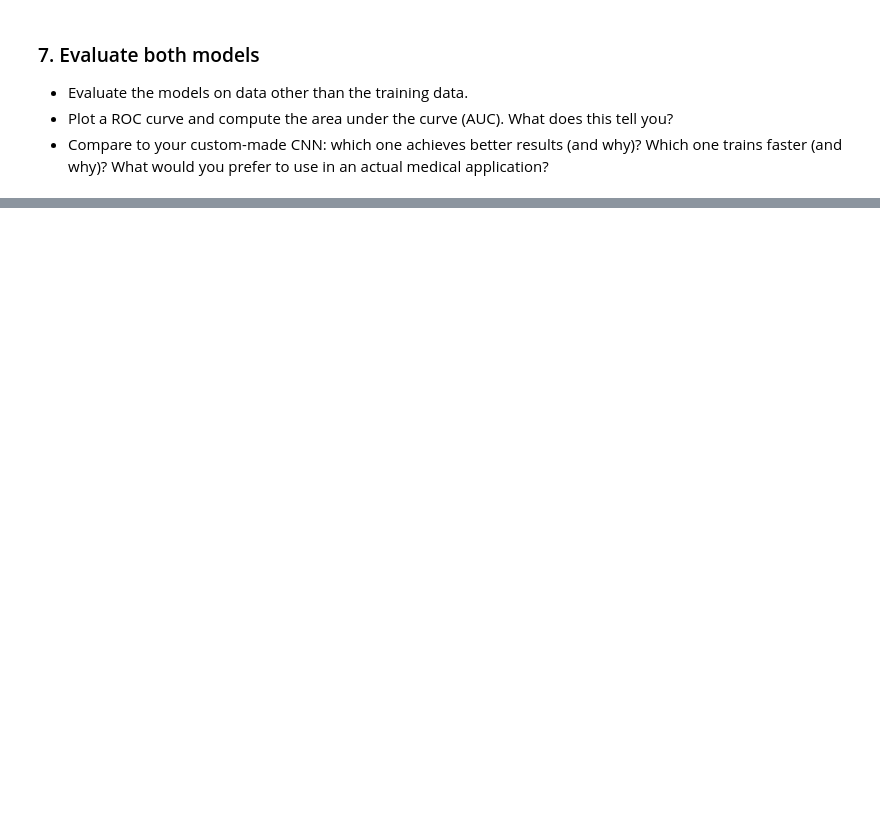
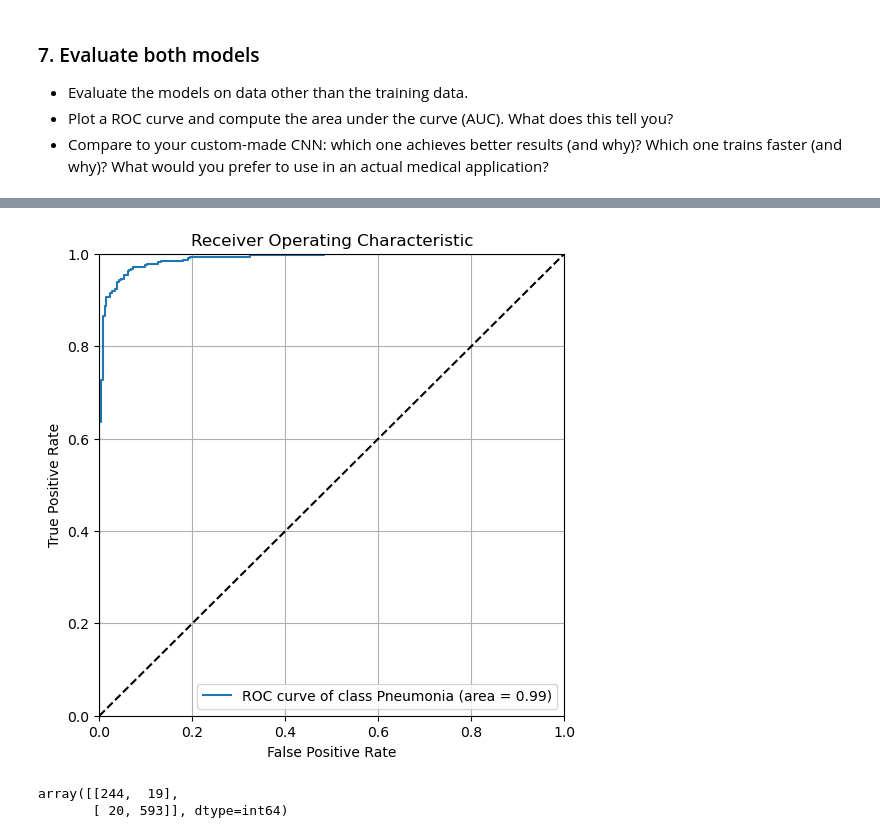
Before and after one commit to PhilippVogel92/ai_for_smart_health, a Jupyter notebook: ai_smart_health_portfolio_02_pneumonia_prediction.ipynb, the cells around one changed output, grey strips where cells are left out. Cells and saved outputs as stored; diff of their text form; code cells hidden in the pictures; blank space fills up the shorter version.

```diff
--- a/ai_smart_health_portfolio_02_pneumonia_prediction.ipynb
+++ b/ai_smart_health_portfolio_02_pneumonia_prediction.ipynb
@@ -756,0 +935,3 @@ plt.show()
+# %%
+y_pred = model.predict(test_generator_rgb)
+y_pred
@@ -756,0 +957,34 @@ plt.show()
+# %%
+y_true = test_generator_rgb.labels
+# Code for binary classification model
+
+from sklearn.metrics import roc_curve, auc
+
+fpr, tpr, _ = roc_curve(y_true, y_pred)
+roc_auc = auc(fpr, tpr)
+
+# Plot the ROC curve
+fig, ax = plt.subplots(figsize=(6, 6))
+
+label = "Pneumonia"
+#for i, label in enumerate(validation_generator.class_indices):
+ax.plot(fpr, tpr, label='ROC curve of class {0} (area = {1:0.2f})'.format(label, roc_auc))
+
+ax.plot([0, 1], [0, 1], 'k--')
+ax.set_xlim([0.0, 1.0])
+ax.set_ylim([0.0, 1.0])
+ax.set_xlabel('False Positive Rate')
+ax.set_ylabel('True Positive Rate')
+ax.set_title('Receiver Operating Characteristic')
+ax.legend(loc="lower right")
+plt.grid(True)
+plt.show()
+# %% [output]
+[figure, added]
+# %%
+from sklearn.metrics import confusion_matrix
+
+confusion_matrix(y_true, y_pred.round())
+# %% [output]
+array([[244,  19],
+       [ 20, 593]], dtype=int64)
```
Also changed, not shown: parts of 39 cells of this notebook.
